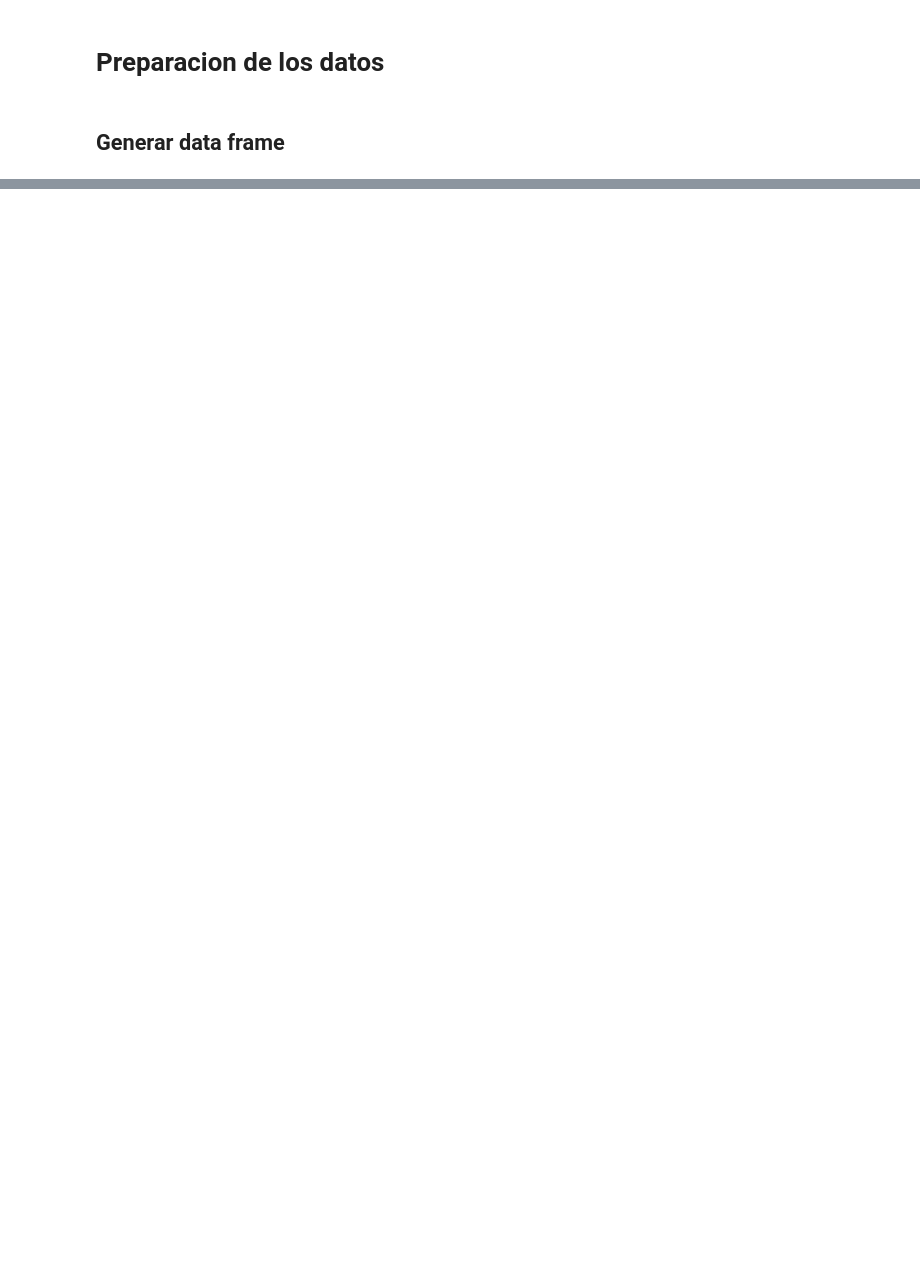
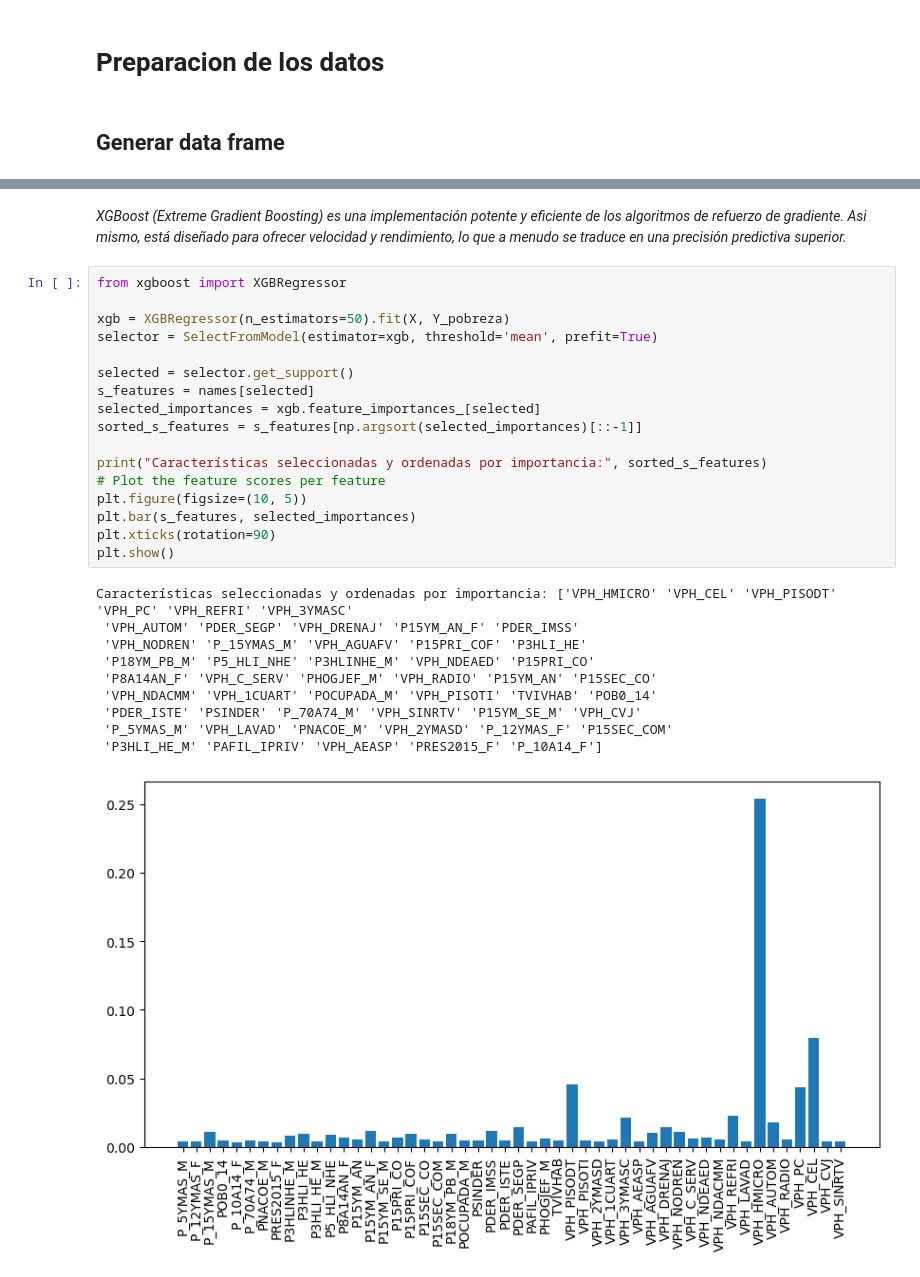
Before and after one commit to albo437/TC2004B, a Jupyter notebook: Reto Entrega 2/preparacionDeDatos.ipynb, the cells around one changed output, grey strips where cells are left out. Drawn from its saved outputs; the diff is of its cells as text; blank space fills up the shorter version.

```diff
--- a/Reto Entrega 2/preparacionDeDatos.ipynb
+++ b/Reto Entrega 2/preparacionDeDatos.ipynb
@@ -159,0 +205,30 @@ Index(['VPH_CVJ', 'VPH_CEL', 'VPH_PC', 'PDER_IMSS', 'VPH_AUTOM', 'VPH_REFRI',
+# %% [markdown]
+*XGBoost (Extreme Gradient Boosting) es una implementación potente y eficiente de los algoritmos de refuerzo de gradiente. Asi mismo, está diseñado para ofrecer velocidad y rendimiento, lo que a menudo se traduce en una precisión predictiva superior.*
+# %%
+from xgboost import XGBRegressor
+
+xgb = XGBRegressor(n_estimators=50).fit(X, Y_pobreza)
+selector = SelectFromModel(estimator=xgb, threshold='mean', prefit=True)
+
+selected = selector.get_support()
+s_features = names[selected]
+selected_importances = xgb.feature_importances_[selected]
+sorted_s_features = s_features[np.argsort(selected_importances)[::-1]]
+
+print("Características seleccionadas y ordenadas por importancia:", sorted_s_features)
+# Plot the feature scores per feature
+plt.figure(figsize=(10, 5))
+plt.bar(s_features, selected_importances)
+plt.xticks(rotation=90)
+plt.show()
+# %% [output]
+Características seleccionadas y ordenadas por importancia: ['VPH_HMICRO' 'VPH_CEL' 'VPH_PISODT' 'VPH_PC' 'VPH_REFRI' 'VPH_3YMASC'
+ 'VPH_AUTOM' 'PDER_SEGP' 'VPH_DRENAJ' 'P15YM_AN_F' 'PDER_IMSS'
+ 'VPH_NODREN' 'P_15YMAS_M' 'VPH_AGUAFV' 'P15PRI_COF' 'P3HLI_HE'
+ 'P18YM_PB_M' 'P5_HLI_NHE' 'P3HLINHE_M' 'VPH_NDEAED' 'P15PRI_CO'
+ 'P8A14AN_F' 'VPH_C_SERV' 'PHOGJEF_M' 'VPH_RADIO' 'P15YM_AN' 'P15SEC_CO'
+ 'VPH_NDACMM' 'VPH_1CUART' 'POCUPADA_M' 'VPH_PISOTI' 'TVIVHAB' 'POB0_14'
+ 'PDER_ISTE' 'PSINDER' 'P_70A74_M' 'VPH_SINRTV' 'P15YM_SE_M' 'VPH_CVJ'
+ 'P_5YMAS_M' 'VPH_LAVAD' 'PNACOE_M' 'VPH_2YMASD' 'P_12YMAS_F' 'P15SEC_COM'
+ 'P3HLI_HE_M' 'PAFIL_IPRIV' 'VPH_AEASP' 'PRES2015_F' 'P_10A14_F']
+[figure, added]
```
Also changed, not shown: parts of 56 cells of this notebook, 2 other files.
